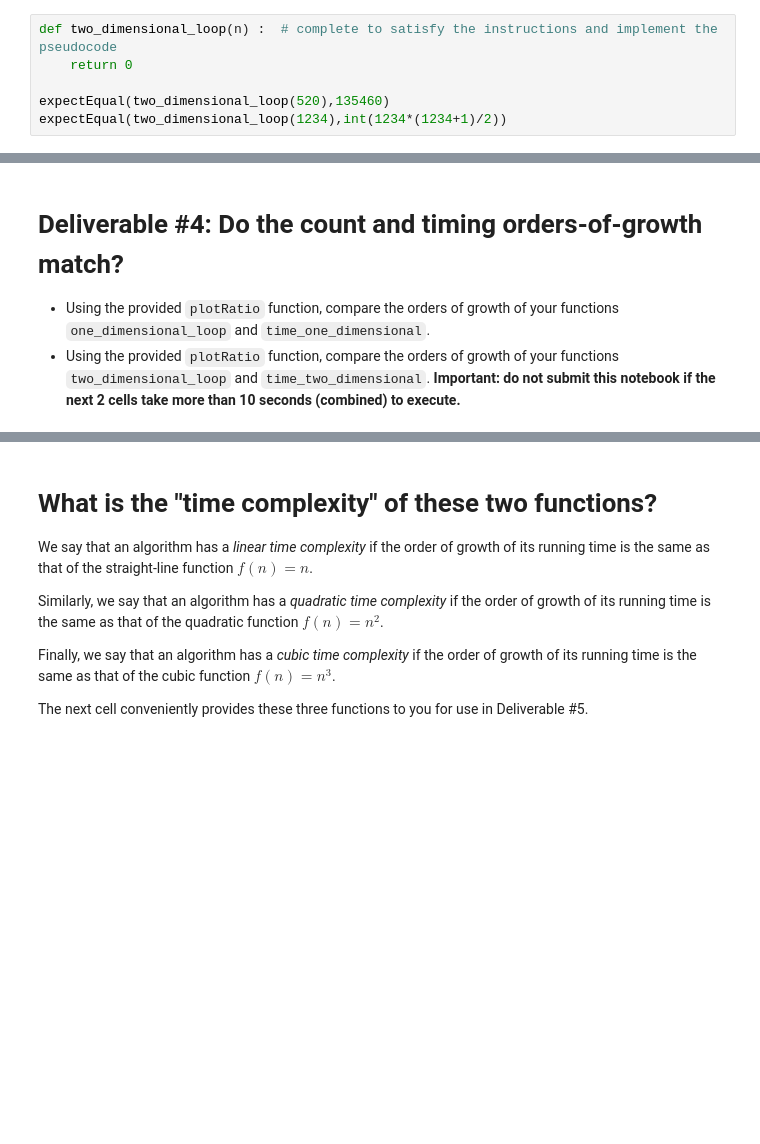
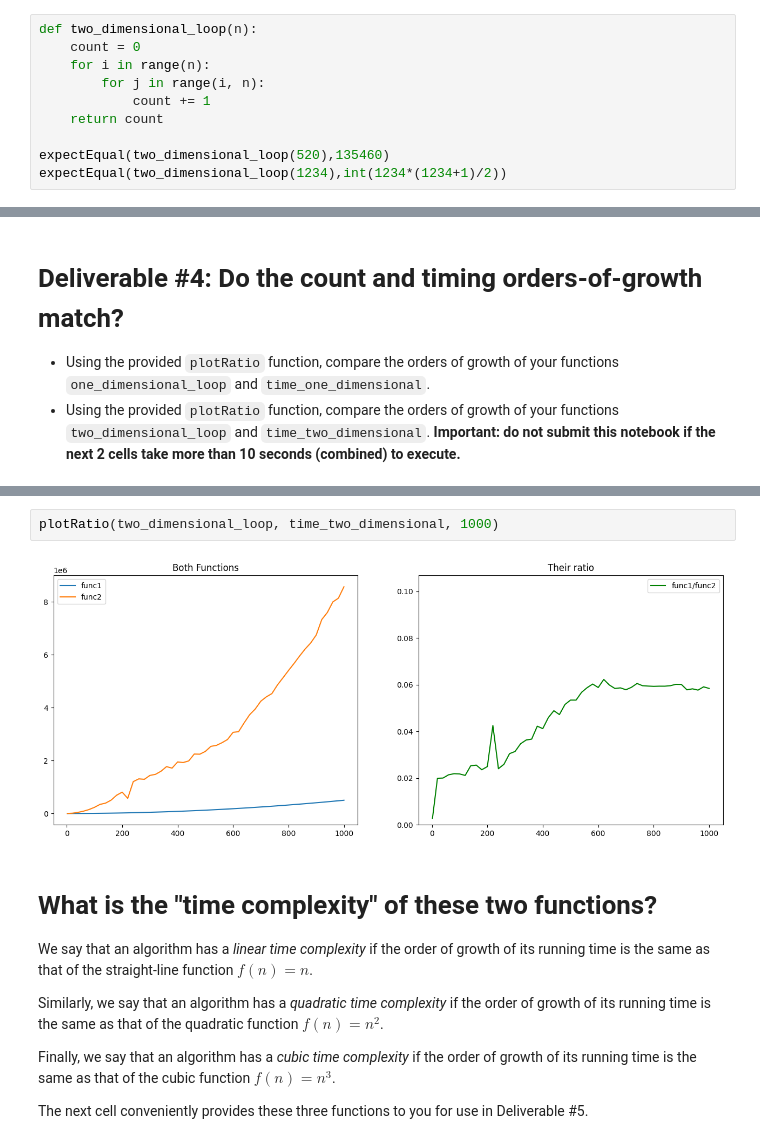
Before and after one commit to Bikatr7/CS2150ClassCode, a Jupyter notebook: projects/4/Bilyeu_Project4.ipynb, the cells around one changed output, grey strips where cells are left out. Drawn from its saved outputs; the diff is of its cells as text; blank space fills up the shorter version.

````diff
--- a/projects/4/Bilyeu_Project4.ipynb
+++ b/projects/4/Bilyeu_Project4.ipynb
@@ -133,8 +133,12 @@ for i = 0 to n-1 :
 return count
 ```
 # %%
-def two_dimensional_loop(n) :  # complete to satisfy the instructions and implement the pseudocode
-    return 0
+def two_dimensional_loop(n):
+    count = 0
+    for i in range(n):
+        for j in range(i, n):
+            count += 1
+    return count
 
 expectEqual(two_dimensional_loop(520),135460)
 expectEqual(two_dimensional_loop(1234),int(1234*(1234+1)/2))
@@ -207,3 +214,7 @@ Ratio:                                              1
+# %%
+plotRatio(two_dimensional_loop, time_two_dimensional, 1000)
+# %% [output]
+[figure, added]
 # %% [markdown]
 # What is the "time complexity" of these two functions?
 
````
Also changed, not shown: parts of 14 cells of this notebook.
